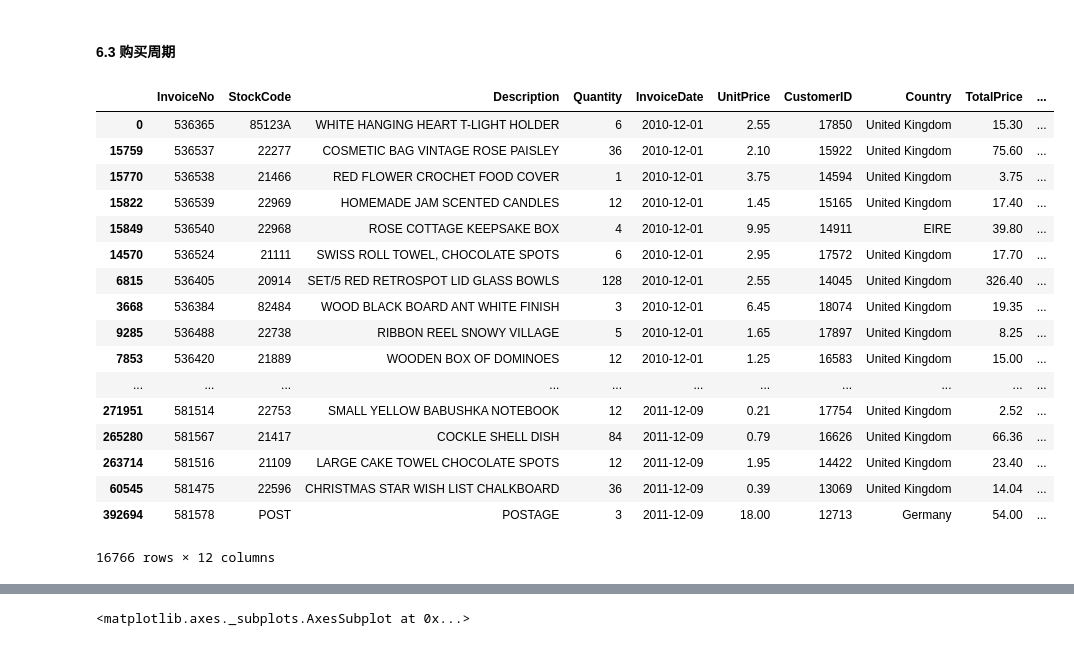
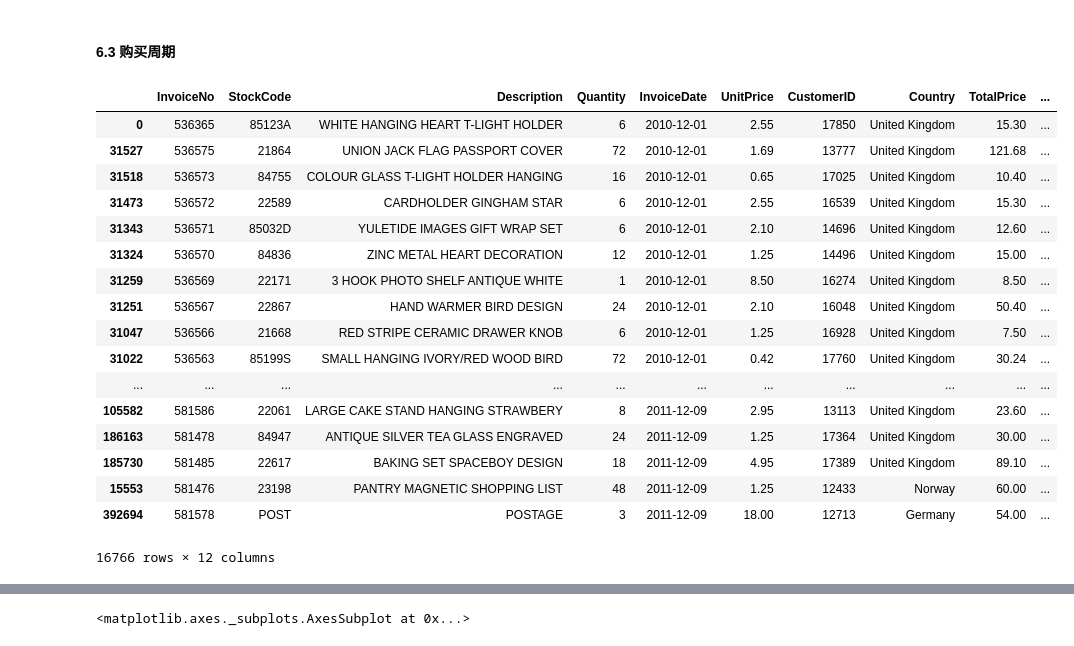
Before and after one commit to bankxi/-, a Jupyter notebook: 在线零售分析/OnlineRetailDA.ipynb, the cells around one changed output, grey strips where cells are left out. Drawn from its saved outputs; the diff is of its cells as text; code cells hidden in the pictures.

```diff
--- a/在线零售分析/OnlineRetailDA.ipynb
+++ b/在线零售分析/OnlineRetailDA.ipynb
@@ -723,8 +723,7 @@ data_retention['diffdate'].value_counts()
 Name: diffdate, Length: 374, dtype: int64
 # %%
 date_bins = [0, 3, 7, 30, 60, 90, 180]
-data_reten
-tion['diffdateBin'] = pd.cut(data_retention.diffdate, bins = date_bins)
+data_retention['diffdateBin'] = pd.cut(data_retention.diffdate, bins = date_bins)
 data_retention['diffdateBin'].value_counts()
 # %% [output]
 (90, 180]    74533
@@ -797,27 +796,27 @@ dtype: float64
 # %% [markdown]
 #### 6.3 购买周期
 # %%
-slaes_cycle=data_retention.copy()
-sales_cycle = sales_cycle.drop_duplicates(subset=['CustomerID', 'InvoiceDate'], keep='first')
+sales_cycle=data_retention.copy()
+sales_cycle=sales_cycle.drop_duplicates(subset=['CustomerID', 'InvoiceDate'], keep='first')
 sales_cycle.sort_values(by = 'InvoiceDate',ascending = True,inplace=True)
 sales_cycle
 # %% [output]
 |  | InvoiceNo | StockCode | Description | Quantity | InvoiceDate | UnitPrice | CustomerID | Country | TotalPrice | ... |
 | 0 | 536365 | 85123A | WHITE HANGING HEART T-LIGHT HOLDER | 6 | 2010-12-01 | 2.55 | 17850 | United Kingdom | 15.30 | ... |
-| 15759 | 536537 | 22277 | COSMETIC BAG VINTAGE ROSE PAISLEY | 36 | 2010-12-01 | 2.10 | 15922 | United Kingdom | 75.60 | ... |
-| 15770 | 536538 | 21466 | RED FLOWER CROCHET FOOD COVER | 1 | 2010-12-01 | 3.75 | 14594 | United Kingdom | 3.75 | ... |
-| 15822 | 536539 | 22969 | HOMEMADE JAM SCENTED CANDLES | 12 | 2010-12-01 | 1.45 | 15165 | United Kingdom | 17.40 | ... |
-| 15849 | 536540 | 22968 | ROSE COTTAGE KEEPSAKE BOX | 4 | 2010-12-01 | 9.95 | 14911 | EIRE | 39.80 | ... |
-| 14570 | 536524 | 21111 | SWISS ROLL TOWEL, CHOCOLATE SPOTS | 6 | 2010-12-01 | 2.95 | 17572 | United Kingdom | 17.70 | ... |
-| 6815 | 536405 | 20914 | SET/5 RED RETROSPOT LID GLASS BOWLS | 128 | 2010-12-01 | 2.55 | 14045 | United Kingdom | 326.40 | ... |
-| 3668 | 536384 | 82484 | WOOD BLACK BOARD ANT WHITE FINISH | 3 | 2010-12-01 | 6.45 | 18074 | United Kingdom | 19.35 | ... |
-| 9285 | 536488 | 22738 | RIBBON REEL SNOWY VILLAGE | 5 | 2010-12-01 | 1.65 | 17897 | United Kingdom | 8.25 | ... |
-| 7853 | 536420 | 21889 | WOODEN BOX OF DOMINOES | 12 | 2010-12-01 | 1.25 | 16583 | United Kingdom | 15.00 | ... |
+| 31527 | 536575 | 21864 | UNION JACK FLAG PASSPORT COVER | 72 | 2010-12-01 | 1.69 | 13777 | United Kingdom | 121.68 | ... |
+| 31518 | 536573 | 84755 | COLOUR GLASS T-LIGHT HOLDER HANGING | 16 | 2010-12-01 | 0.65 | 17025 | United Kingdom | 10.40 | ... |
+| 31473 | 536572 | 22589 | CARDHOLDER GINGHAM STAR | 6 | 2010-12-01 | 2.55 | 16539 | United Kingdom | 15.30 | ... |
+| 31343 | 536571 | 85032D | YULETIDE IMAGES GIFT WRAP SET | 6 | 2010-12-01 | 2.10 | 14696 | United Kingdom | 12.60 | ... |
+| 31324 | 536570 | 84836 | ZINC METAL HEART DECORATION | 12 | 2010-12-01 | 1.25 | 14496 | United Kingdom | 15.00 | ... |
+| 31259 | 536569 | 22171 | 3 HOOK PHOTO SHELF ANTIQUE WHITE | 1 | 2010-12-01 | 8.50 | 16274 | United Kingdom | 8.50 | ... |
+| 31251 | 536567 | 22867 | HAND WARMER BIRD DESIGN | 24 | 2010-12-01 | 2.10 | 16048 | United Kingdom | 50.40 | ... |
+| 31047 | 536566 | 21668 | RED STRIPE CERAMIC DRAWER KNOB | 6 | 2010-12-01 | 1.25 | 16928 | United Kingdom | 7.50 | ... |
+| 31022 | 536563 | 85199S | SMALL HANGING IVORY/RED WOOD BIRD | 72 | 2010-12-01 | 0.42 | 17760 | United Kingdom | 30.24 | ... |
 | ... | ... | ... | ... | ... | ... | ... | ... | ... | ... | ... |
-| 271951 | 581514 | 22753 | SMALL YELLOW BABUSHKA NOTEBOOK | 12 | 2011-12-09 | 0.21 | 17754 | United Kingdom | 2.52 | ... |
-| 265280 | 581567 | 21417 | COCKLE SHELL DISH | 84 | 2011-12-09 | 0.79 | 16626 | United Kingdom | 66.36 | ... |
-| 263714 | 581516 | 21109 | LARGE CAKE TOWEL CHOCOLATE SPOTS | 12 | 2011-12-09 | 1.95 | 14422 | United Kingdom | 23.40 | ... |
-| 60545 | 581475 | 22596 | CHRISTMAS STAR WISH LIST CHALKBOARD | 36 | 2011-12-09 | 0.39 | 13069 | United Kingdom | 14.04 | ... |
+| 105582 | 581586 | 22061 | LARGE CAKE STAND HANGING STRAWBERY | 8 | 2011-12-09 | 2.95 | 13113 | United Kingdom | 23.60 | ... |
+| 186163 | 581478 | 84947 | ANTIQUE SILVER TEA GLASS ENGRAVED | 24 | 2011-12-09 | 1.25 | 17364 | United Kingdom | 30.00 | ... |
+| 185730 | 581485 | 22617 | BAKING SET SPACEBOY DESIGN | 18 | 2011-12-09 | 4.95 | 17389 | United Kingdom | 89.10 | ... |
+| 15553 | 581476 | 23198 | PANTRY MAGNETIC SHOPPING LIST | 48 | 2011-12-09 | 1.25 | 12433 | Norway | 60.00 | ... |
 | 392694 | 581578 | POST | POSTAGE | 3 | 2011-12-09 | 18.00 | 12713 | Germany | 54.00 | ... |
 16766 rows × 12 columns
 # %%
```
Also changed, not shown: parts of 40 cells of this notebook.
